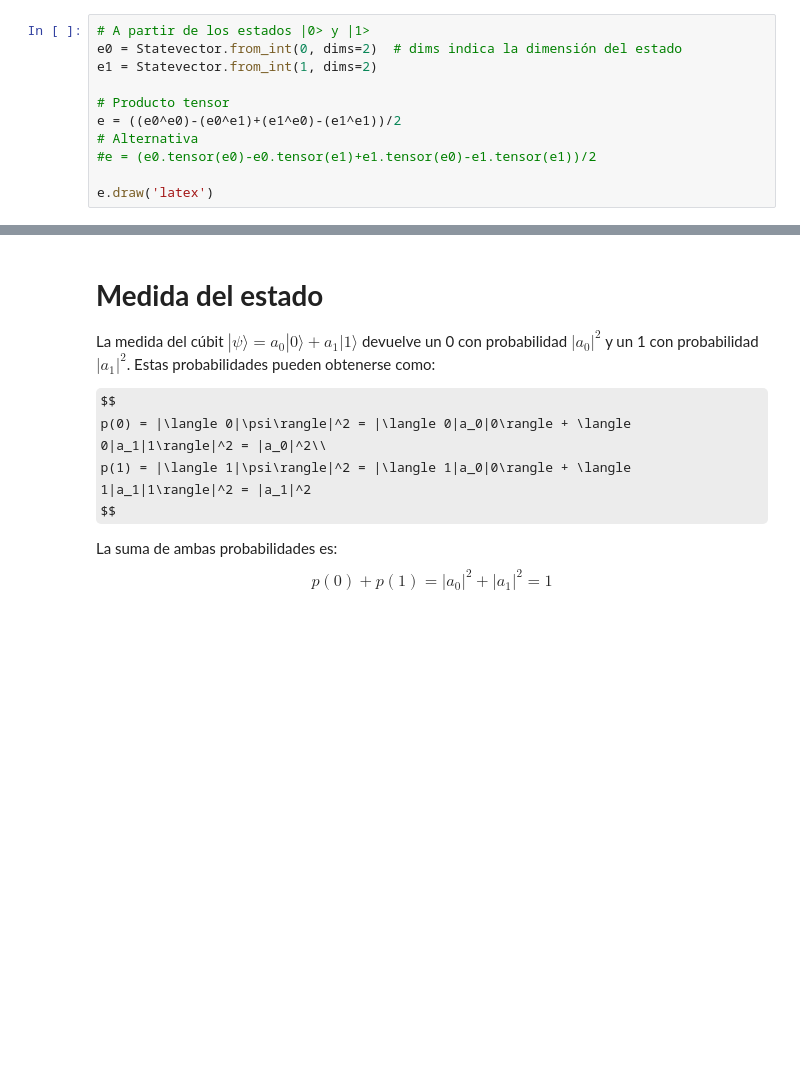
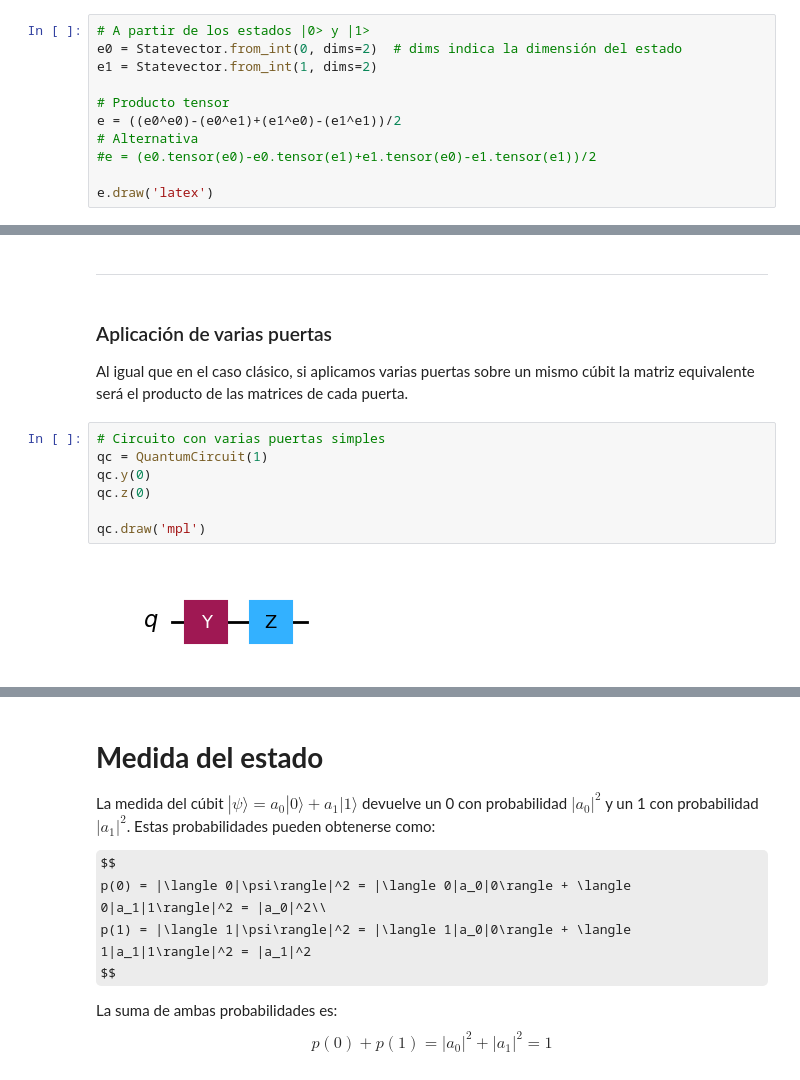
Before and after one commit to tarabelo/GrIA-QML-2025-26, a Jupyter notebook: 03. Bits y Cúbits.ipynb, the cells around one changed output, grey strips where cells are left out. Cells and saved outputs as stored; diff of their text form; some formulas as TeX source; blank space fills up the shorter version.

```diff
--- a/03. Bits y Cúbits.ipynb
+++ b/03. Bits y Cúbits.ipynb
@@ -729,0 +727,17 @@ La medida es destructiva: al medir un estado cuántico, el estado se pierde
+# %% [markdown]
+
+
+---
+# %% [markdown]
+### Aplicación de varias puertas
+
+Al igual que en el caso clásico, si aplicamos varias puertas sobre un mismo cúbit la matriz equivalente será el producto de las matrices de cada puerta.
+# %%
+# Circuito con varias puertas simples
+qc = QuantumCircuit(1)
+qc.y(0)
+qc.z(0)
+
+qc.draw('mpl')
+# %% [output]
+[figure, added]
```
Also changed, not shown: parts of 70 cells of this notebook.
